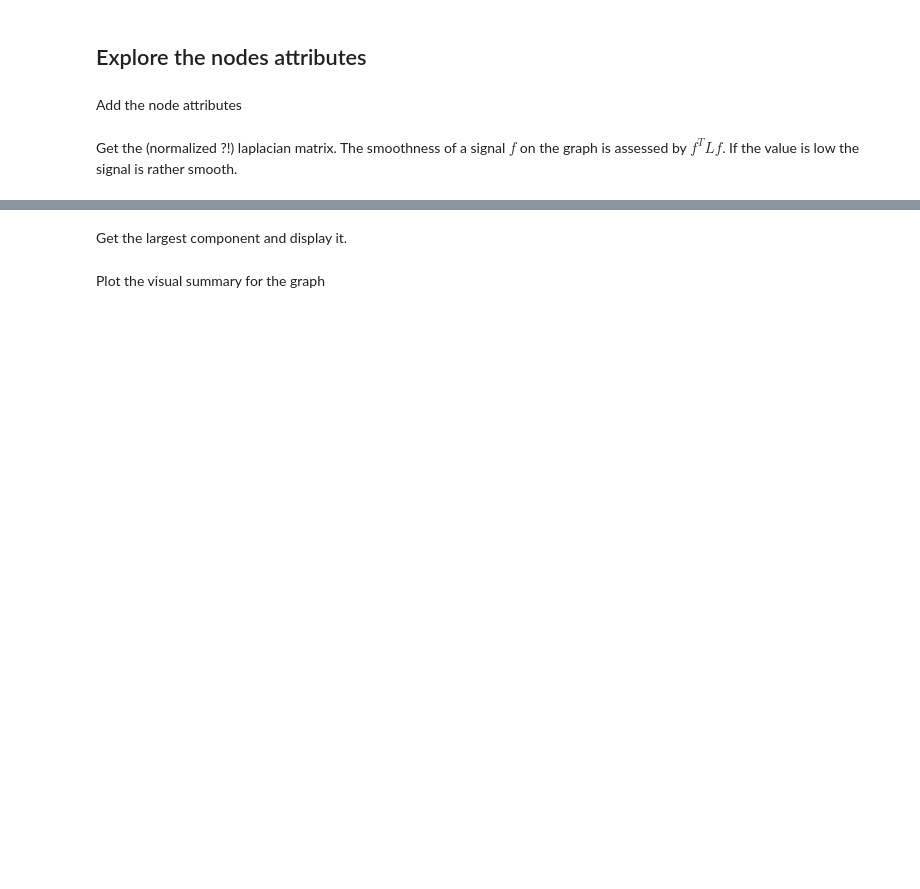
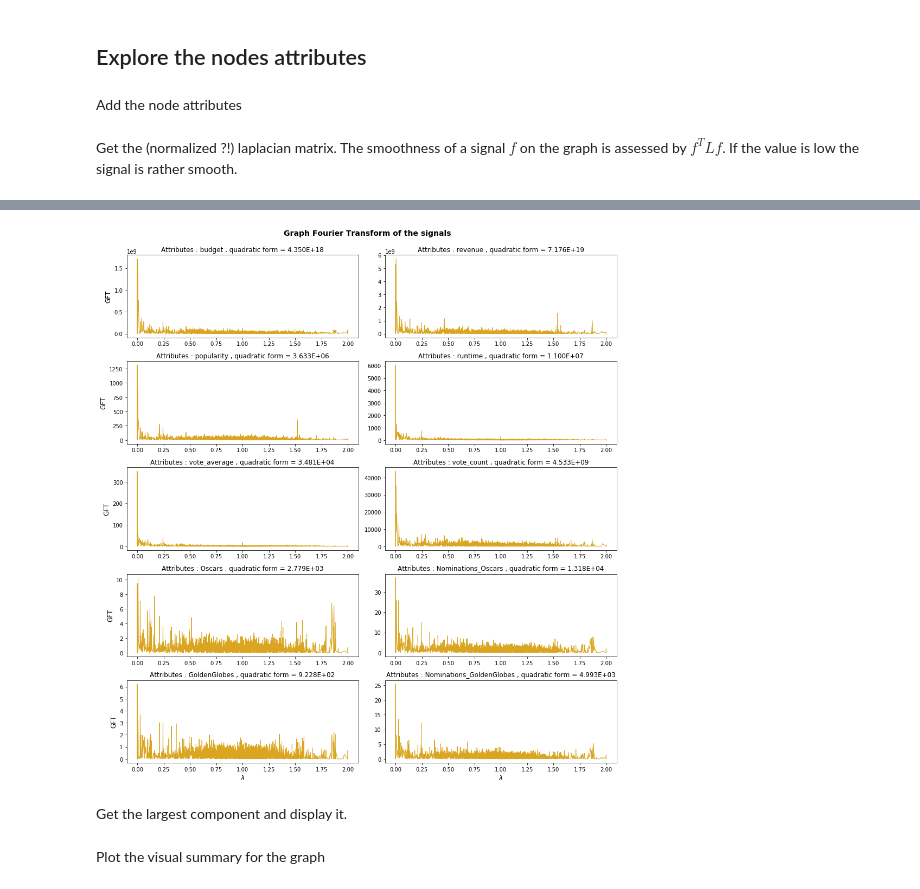
Before and after one commit to antoine-spahr/NTDS, a Jupyter notebook: Project/Graph_exploration.ipynb, the cells around one changed output, grey strips where cells are left out. Drawn from its saved outputs; the diff is of its cells as text; code cells hidden in the pictures; blank space fills up the shorter version.

```diff
--- a/Project/Graph_exploration.ipynb
+++ b/Project/Graph_exploration.ipynb
@@ -145,7 +147,7 @@ G_sp = gsp.graphs.Graph(nx.adjacency_matrix(G), lap_type='normalized')
 # %%
 #L = nx.linalg.laplacian_matrix(G)
 # %%
-def get_qudratic_form(L, f):
+def get_quadratic_form(L, f):
     """
     get the Laplacian (L) Quatratic form of a signal (f).
     INPUT
@@ -168,6 +170,7 @@ def signal_GFT(G, s, ax=None, **kwargs):
     """
     # compute the fourier basis (only performed if not already computed)
     G.compute_fourier_basis()
+
     # get GFT of signal
     s_hat = G.gft(s)
     # plot in ax
@@ -183,6 +180,0 @@ get_qudratic_form(G_sp.L, f)
-# %%
-fig, ax = plt.subplots(1,1,figsize=(8,8))
-_ = signal_GFT(G_sp, f, ax=ax, linewidth=1, color='Goldenrod')
-ax.set_xlabel('$\lambda$', fontsize=12)
-ax.set_ylabel('GFT', fontsize=12)
-plt.show()
@@ -192,3 +181,23 @@ plt.show()
+# %%
+matplotlib.rcParams['text.usetex'] = False
+attributes = ['budget', 'revenue', 'popularity', 'runtime', 'vote_average', 'vote_count', \
+                     'Oscars', 'Nominations_Oscars', 'GoldenGlobes', 'Nominations_GoldenGlobes']
+
+fig, axs = plt.subplots(5,2, figsize=(14,14))
+fig.suptitle('Graph Fourier Transform of the signals', x=0.5, y=1.02, fontsize=14, fontweight='bold')
+for atr, ax in zip(attributes, axs.reshape(-1)):
+    signal = np.array([list(nx.get_node_attributes(G, atr).values())]).transpose()
+    quad_form = get_quadratic_form(G_sp.L, signal)
+    _ = signal_GFT(G_sp, signal, ax=ax, linewidth=1, color='Goldenrod')
+    ax.set_title(r'Attributes : {0} , quadratic form = {1:.3E}'.format(atr, quad_form))
+
+for ax in axs[-1,:]: ax.set_xlabel('$\lambda$', fontsize=12)
+for ax in axs[:,0] : ax.set_ylabel('GFT', fontsize=12)
+
+fig.tight_layout()
+plt.show()
+# %% [output]
+[figure, added]
 # %%
 # save in gexf
 nx.write_gexf(G, 'networks/network_025.gexf')
```
Also changed, not shown: parts of 3 cells of this notebook, 1 other file.
